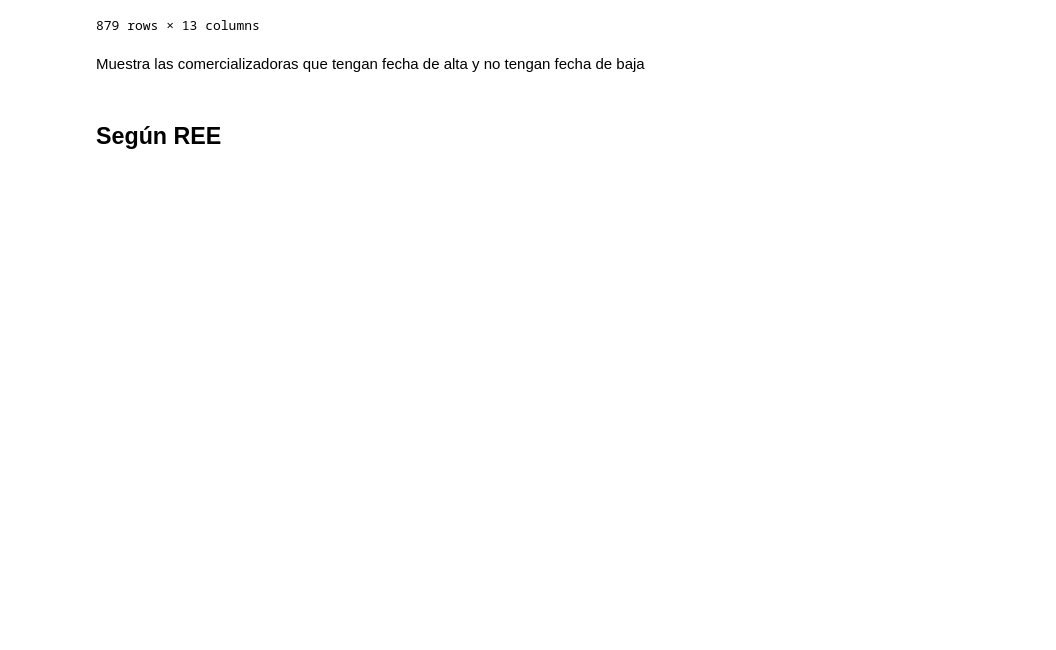
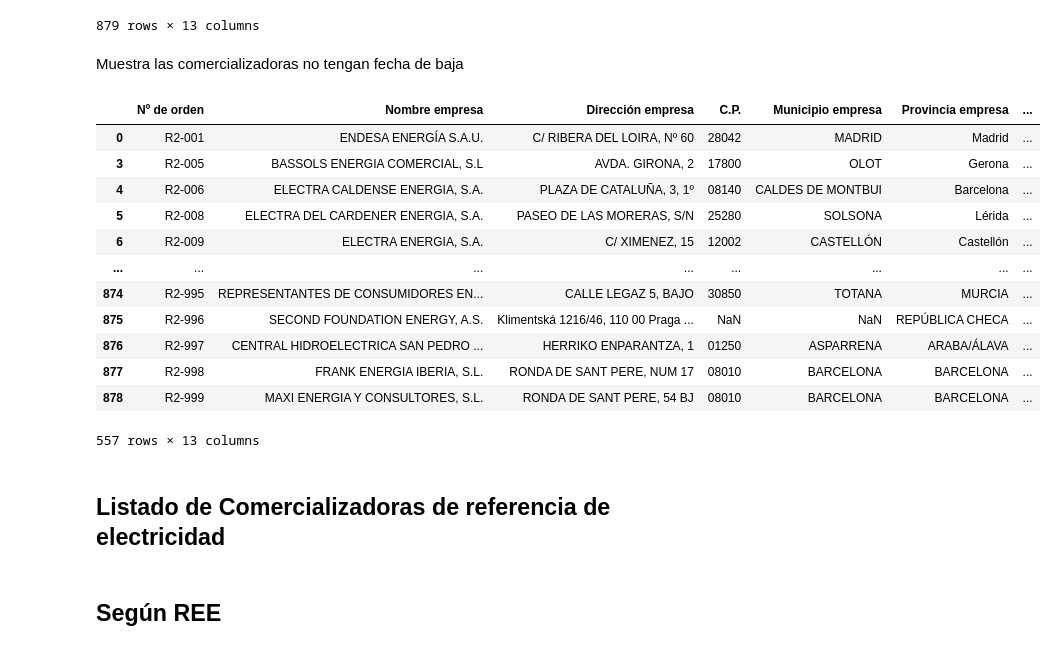
Before and after one commit to jacubero/SEE, a Jupyter notebook: Comercializacion/comercializacion.ipynb, the cells around one changed output. Cells and saved outputs as stored; diff of their text form; code cells hidden in the pictures; blank space fills up the shorter version.

Commit message:
Comercializacion

```diff
--- a/Comercializacion/comercializacion.ipynb
+++ b/Comercializacion/comercializacion.ipynb
@@ -40,4 +40,24 @@ comercializadoras_cnmc_df
 | 878 | R2-999 | MAXI ENERGIA Y CONSULTORES, S.L. | RONDA DE SANT PERE, 54 BJ | 08010 | BARCELONA | BARCELONA | ... |
 879 rows × 13 columns
 # %% [markdown]
-Muestra las comercializadoras que tengan fecha de alta y no tengan fecha de baja
+Muestra las comercializadoras no tengan fecha de baja
+# %%
+comercializadoras_cnmc_vigentes_df = comercializadoras_cnmc_df[comercializadoras_cnmc_df['Fecha baja'].isna()]
+
+comercializadoras_cnmc_vigentes_df
+# %% [output]
+|  | Nº de orden | Nombre empresa | Dirección empresa | C.P. | Municipio empresa | Provincia empresa | ... |
+| 0 | R2-001 | ENDESA ENERGÍA S.A.U. | C/ RIBERA DEL LOIRA, Nº 60 | 28042 | MADRID | Madrid | ... |
+| 3 | R2-005 | BASSOLS ENERGIA COMERCIAL, S.L | AVDA. GIRONA, 2 | 17800 | OLOT | Gerona | ... |
+| 4 | R2-006 | ELECTRA CALDENSE ENERGIA, S.A. | PLAZA DE CATALUÑA, 3, 1º | 08140 | CALDES DE MONTBUI | Barcelona | ... |
+| 5 | R2-008 | ELECTRA DEL CARDENER ENERGIA, S.A. | PASEO DE LAS MORERAS, S/N | 25280 | SOLSONA | Lérida | ... |
+| 6 | R2-009 | ELECTRA ENERGIA, S.A. | C/ XIMENEZ, 15 | 12002 | CASTELLÓN | Castellón | ... |
+| ... | ... | ... | ... | ... | ... | ... | ... |
+| 874 | R2-995 | REPRESENTANTES DE CONSUMIDORES EN... | CALLE LEGAZ 5, BAJO | 30850 | TOTANA | MURCIA | ... |
+| 875 | R2-996 | SECOND FOUNDATION ENERGY, A.S. | Klimentská 1216/46, 110 00 Praga ... | NaN | NaN | REPÚBLICA CHECA | ... |
+| 876 | R2-997 | CENTRAL HIDROELECTRICA SAN PEDRO ... | HERRIKO ENPARANTZA, 1 | 01250 | ASPARRENA | ARABA/ÁLAVA | ... |
+| 877 | R2-998 | FRANK ENERGIA IBERIA, S.L. | RONDA DE SANT PERE, NUM 17 | 08010 | BARCELONA | BARCELONA | ... |
+| 878 | R2-999 | MAXI ENERGIA Y CONSULTORES, S.L. | RONDA DE SANT PERE, 54 BJ | 08010 | BARCELONA | BARCELONA | ... |
+557 rows × 13 columns
+# %% [markdown]
+## Listado de Comercializadoras de referencia de electricidad
```
Also changed, not shown: parts of 9 cells of this notebook, 2 other files.
